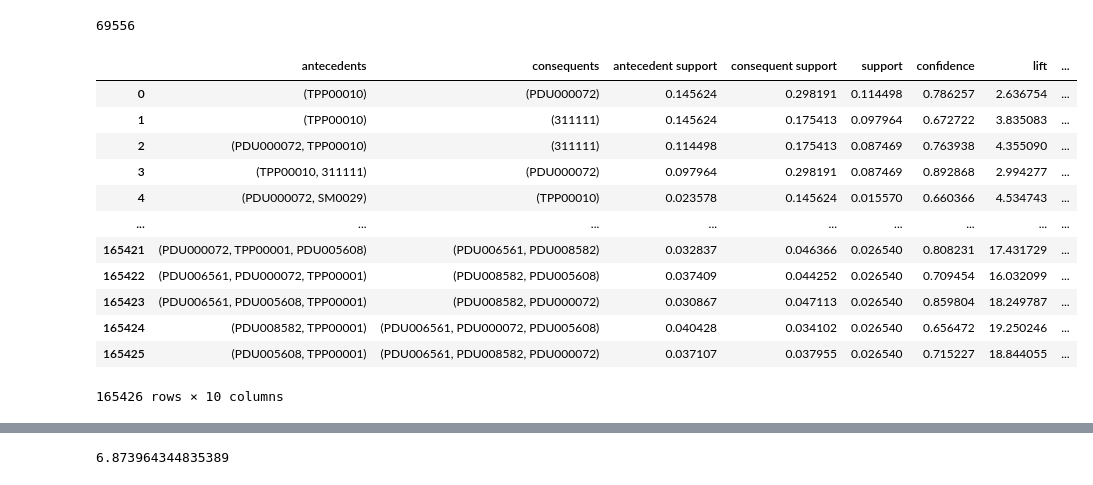
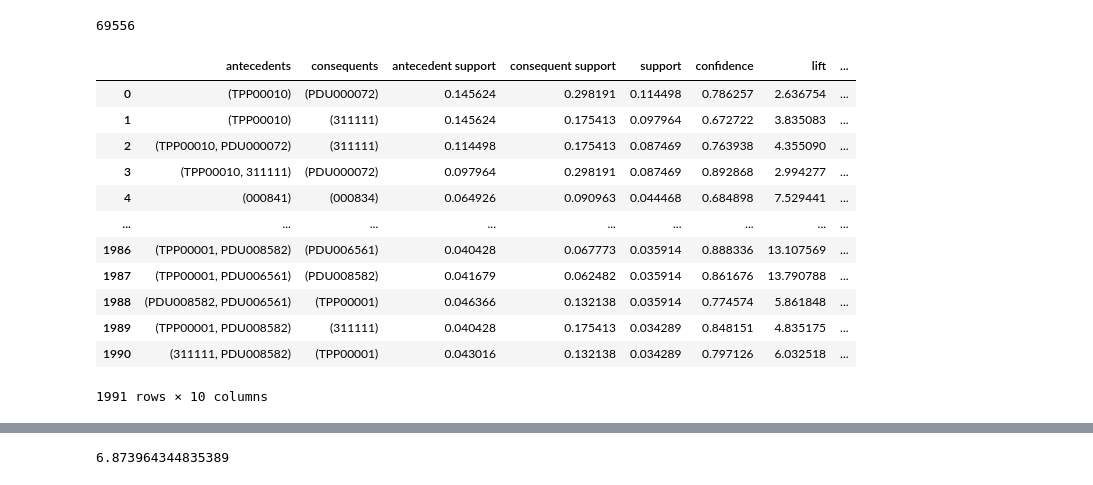
Before and after one commit to rifqiazizm/fpgrowth-bat, a Jupyter notebook: FP GROWTH.ipynb, the cells around one changed output, grey strips where cells are left out. Cells and saved outputs as stored; diff of their text form; code cells hidden in the pictures.

```diff
--- a/FP GROWTH.ipynb
+++ b/FP GROWTH.ipynb
@@ -476,21 +464,21 @@ len(df_encoded)
 69556
 # %%
 # Menggunakan algoritma fpgrowth untuk mendapatkan frequent patterns
-frequent_patterns= fpgrowth(df_encoded, min_support=0.01391203 , use_colnames=True)
+frequent_patterns= fpgrowth(df_encoded, min_support=0.03391203 , use_colnames=True)
 
 rule_FPGROWTH = association_rules(frequent_patterns, metric="confidence", min_threshold= 0.64267996)
 rule_FPGROWTH
 # %% [output]
 |  | antecedents | consequents | antecedent support | consequent support | support | confidence | lift | ... |
 | 0 | (TPP00010) | (PDU000072) | 0.145624 | 0.298191 | 0.114498 | 0.786257 | 2.636754 | ... |
 | 1 | (TPP00010) | (311111) | 0.145624 | 0.175413 | 0.097964 | 0.672722 | 3.835083 | ... |
-| 2 | (PDU000072, TPP00010) | (311111) | 0.114498 | 0.175413 | 0.087469 | 0.763938 | 4.355090 | ... |
+| 2 | (TPP00010, PDU000072) | (311111) | 0.114498 | 0.175413 | 0.087469 | 0.763938 | 4.355090 | ... |
 | 3 | (TPP00010, 311111) | (PDU000072) | 0.097964 | 0.298191 | 0.087469 | 0.892868 | 2.994277 | ... |
-| 4 | (PDU000072, SM0029) | (TPP00010) | 0.023578 | 0.145624 | 0.015570 | 0.660366 | 4.534743 | ... |
+| 4 | (000841) | (000834) | 0.064926 | 0.090963 | 0.044468 | 0.684898 | 7.529441 | ... |
 | ... | ... | ... | ... | ... | ... | ... | ... | ... |
-| 165421 | (PDU000072, TPP00001, PDU005608) | (PDU006561, PDU008582) | 0.032837 | 0.046366 | 0.026540 | 0.808231 | 17.431729 | ... |
-| 165422 | (PDU006561, PDU000072, TPP00001) | (PDU008582, PDU005608) | 0.037409 | 0.044252 | 0.026540 | 0.709454 | 16.032099 | ... |
-| 165423 | (PDU006561, PDU005608, TPP00001) | (PDU008582, PDU000072) | 0.030867 | 0.047113 | 0.026540 | 0.859804 | 18.249787 | ... |
-| 165424 | (PDU008582, TPP00001) | (PDU006561, PDU000072, PDU005608) | 0.040428 | 0.034102 | 0.026540 | 0.656472 | 19.250246 | ... |
-| 165425 | (PDU005608, TPP00001) | (PDU006561, PDU008582, PDU000072) | 0.037107 | 0.037955 | 0.026540 | 0.715227 | 18.844055 | ... |
+| 1986 | (TPP00001, PDU008582) | (PDU006561) | 0.040428 | 0.067773 | 0.035914 | 0.888336 | 13.107569 | ... |
+| 1987 | (TPP00001, PDU006561) | (PDU008582) | 0.041679 | 0.062482 | 0.035914 | 0.861676 | 13.790788 | ... |
+| 1988 | (PDU008582, PDU006561) | (TPP00001) | 0.046366 | 0.132138 | 0.035914 | 0.774574 | 5.861848 | ... |
+| 1989 | (TPP00001, PDU008582) | (311111) | 0.040428 | 0.175413 | 0.034289 | 0.848151 | 4.835175 | ... |
+| 1990 | (311111, PDU008582) | (TPP00001) | 0.043016 | 0.132138 | 0.034289 | 0.797126 | 6.032518 | ... |
-165426 rows × 10 columns
+1991 rows × 10 columns
```
Also changed, not shown: parts of 19 cells of this notebook.
